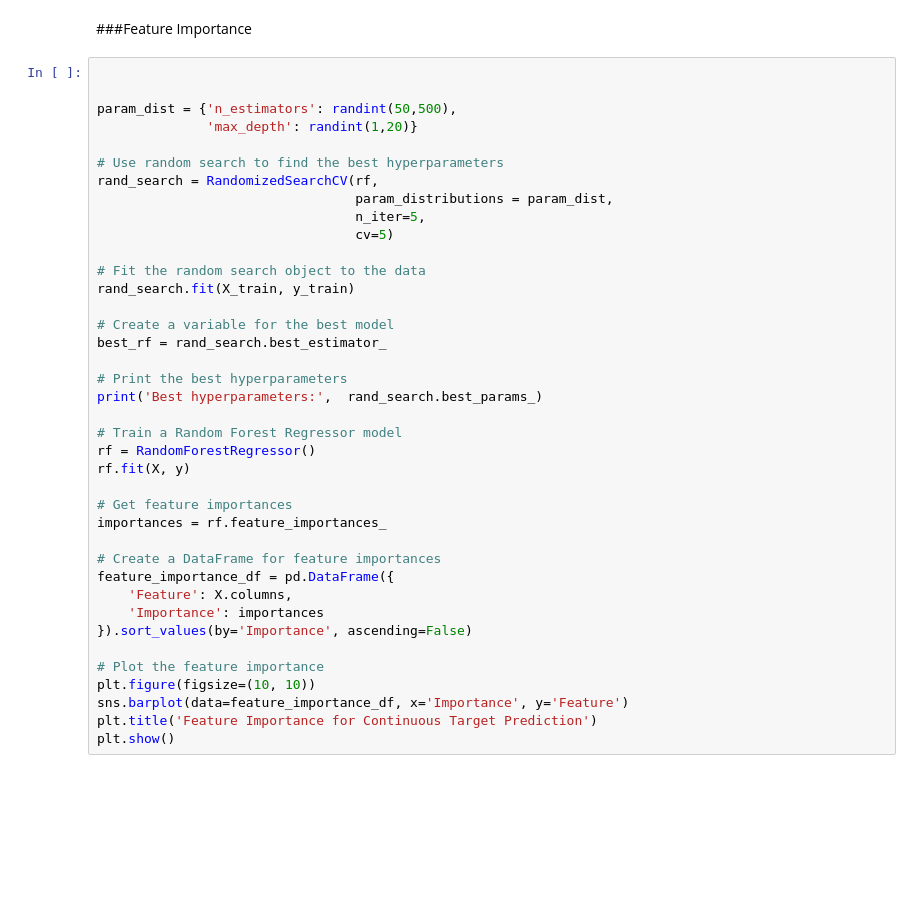
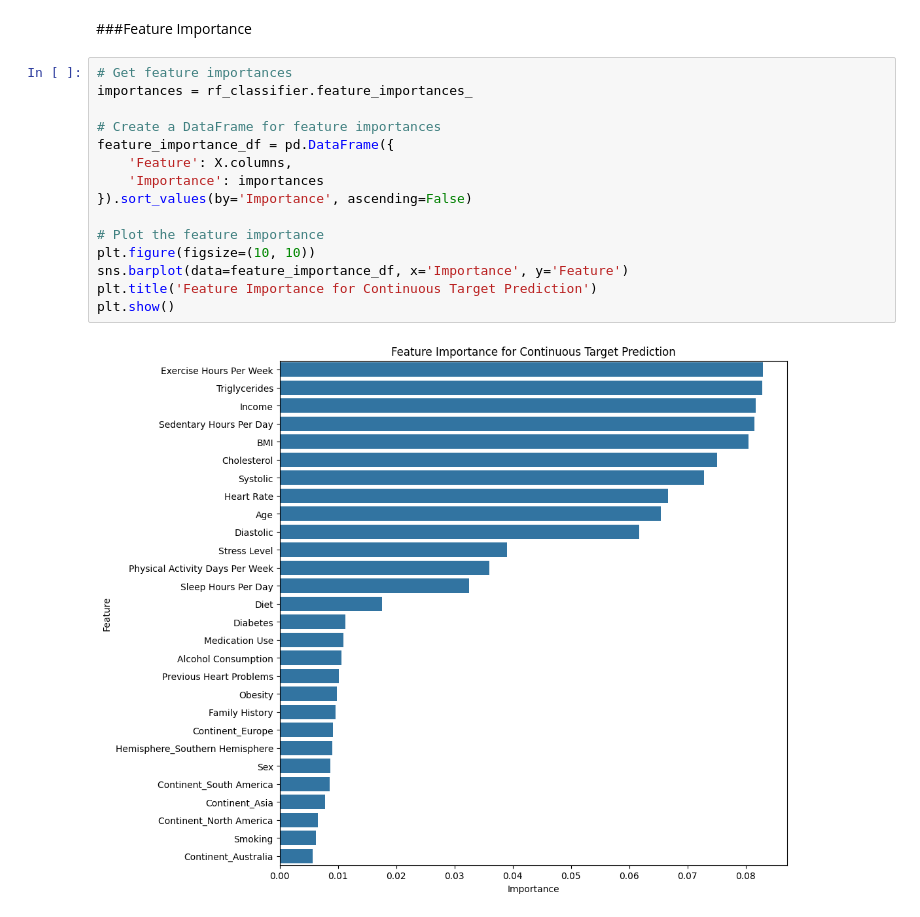
Before and after one commit to uginm102/MCSC-MUK, a Jupyter notebook: MCS7227 Data Analytics and Visualization/MCS_7227_Data_Analytics_and_Visualization.ipynb, the cells around one changed output. Cells and saved outputs as stored; diff of their text form; blank space fills up the shorter version.

```diff
--- a/MCS7227 Data Analytics and Visualization/MCS_7227_Data_Analytics_and_Visualization.ipynb
+++ b/MCS7227 Data Analytics and Visualization/MCS_7227_Data_Analytics_and_Visualization.ipynb
@@ -591,41 +719,19 @@ print(X_train.shape, X_test.shape, y_train.shape, y_test.shape)
 # %% [markdown]
 ###Feature Importance
 # %%
-
-
-param_dist = {'n_estimators': randint(50,500),
-              'max_depth': randint(1,20)}
-
-# Use random search to find the best hyperparameters
-rand_search = RandomizedSearchCV(rf,
-                                 param_distributions = param_dist,
-                                 n_iter=5,
-                                 cv=5)
-
-# Fit the random search object to the data
-rand_search.fit(X_train, y_train)
-
-# Create a variable for the best model
-best_rf = rand_search.best_estimator_
-
-# Print the best hyperparameters
-print('Best hyperparameters:',  rand_search.best_params_)
-
-# Train a Random Forest Regressor model
-rf = RandomForestRegressor()
-rf.fit(X, y)
-
 # Get feature importances
-importances = rf.feature_importances_
+importances = rf_classifier.feature_importances_
 
 # Create a DataFrame for feature importances
 feature_importance_df = pd.DataFrame({
     'Feature': X.columns,
     'Importance': importances
 }).sort_values(by='Importance', ascending=False)
 
 # Plot the feature importance
 plt.figure(figsize=(10, 10))
 sns.barplot(data=feature_importance_df, x='Importance', y='Feature')
 plt.title('Feature Importance for Continuous Target Prediction')
 plt.show()
+# %% [output]
+[figure, added]
```
Also changed, not shown: parts of 17 cells of this notebook.
